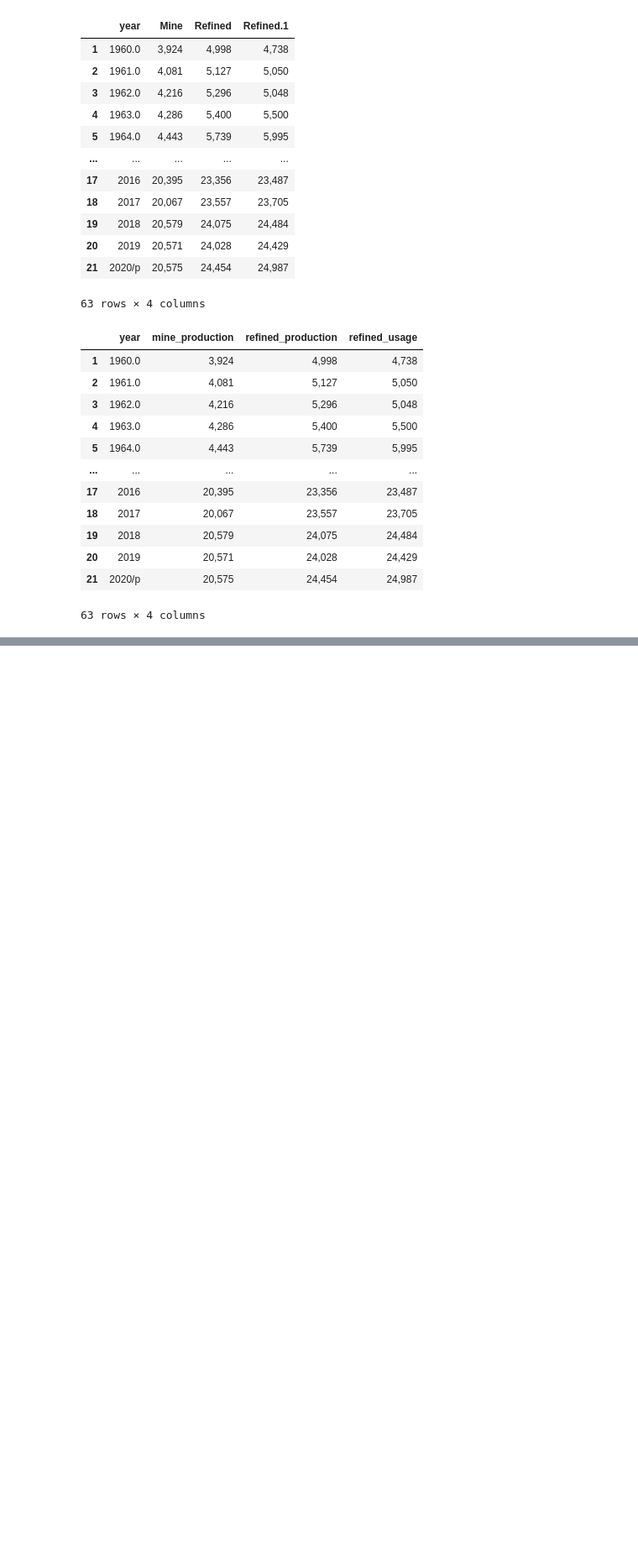
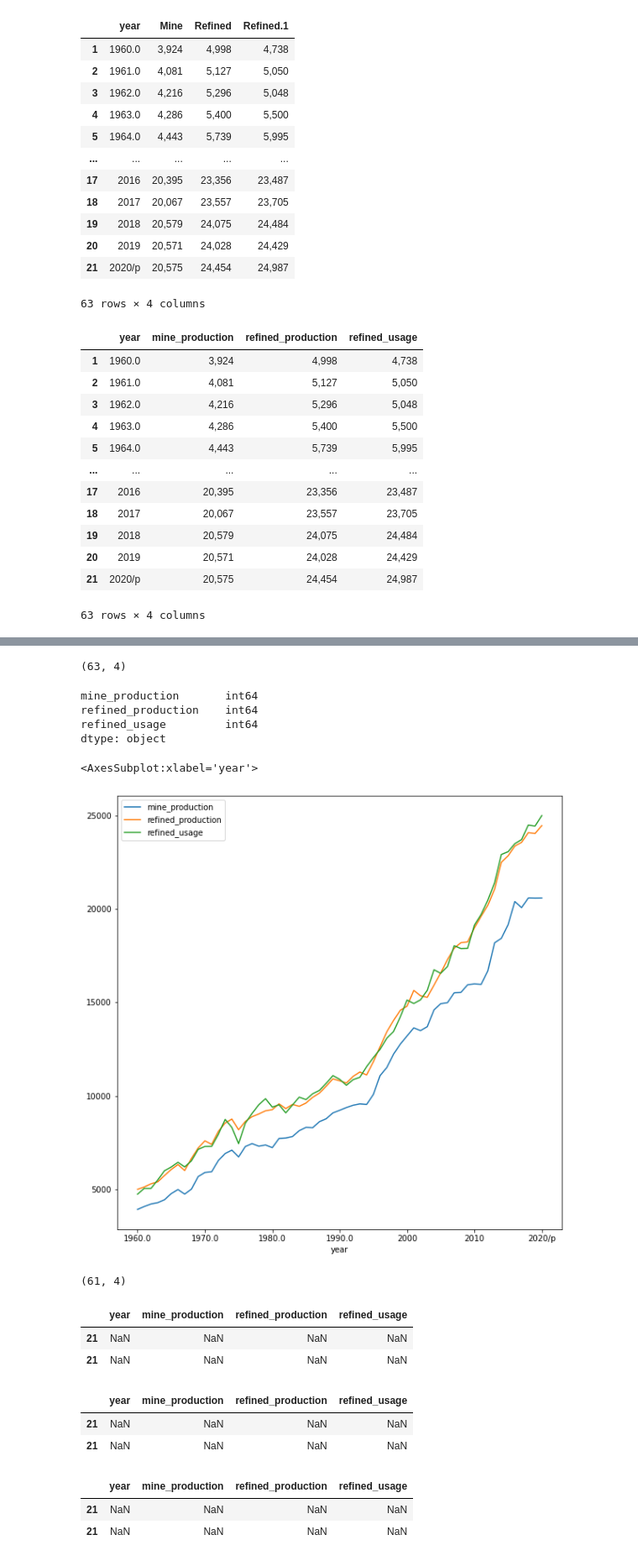
Before and after one commit to Dude-where-s-my-copper/EV_growth, a Jupyter notebook: jeremy_capstone_working_notebook.ipynb, the cells around one changed output, grey strips where cells are left out. Shown at 84% size. Saved outputs shown, nothing was run; the diff lists cells and outputs as text; code cells hidden in the pictures; blank space fills up the shorter version.

Commit message:
clean copper csv and updated notebook

```diff
--- a/jeremy_capstone_working_notebook.ipynb
+++ b/jeremy_capstone_working_notebook.ipynb
@@ -199,0 +256,23 @@ copper.to_csv('copper_production.csv')
+# %%
+copper = copper.replace(',','', regex=True)
+# %%
+copper.set_index('year', inplace=True)
+# %%
+copper.shape
+# %% [output]
+(63, 4)
+# %%
+copper = copper.astype('int')
+# %%
+copper.dtypes
+# %% [output]
+mine_production       int64
+refined_production    int64
+refined_usage         int64
+dtype: object
+# %%
+#plt.figure(figsize=(20, 9))
+copper.plot(figsize=(10, 10))
+# %% [output]
+<AxesSubplot:xlabel='year'>
+[figure, added]
@@ -199,0 +281,22 @@ copper.to_csv('copper_production.csv')
+# %%
+copper.shape
+# %% [output]
+(61, 4)
+# %%
+copper[copper['year'].isnull() == True]
+# %% [output]
+|  | year | mine_production | refined_production | refined_usage |
+| 21 | NaN | NaN | NaN | NaN |
+| 21 | NaN | NaN | NaN | NaN |
+# %%
+copper[copper['mine_production'].isnull() == True]
+# %% [output]
+|  | year | mine_production | refined_production | refined_usage |
+| 21 | NaN | NaN | NaN | NaN |
+| 21 | NaN | NaN | NaN | NaN |
+# %%
+copper[copper['refined_production'].isnull() == True]
+# %% [output]
+|  | year | mine_production | refined_production | refined_usage |
+| 21 | NaN | NaN | NaN | NaN |
+| 21 | NaN | NaN | NaN | NaN |
```
Also changed, not shown: parts of 15 cells of this notebook, 1 other file.
